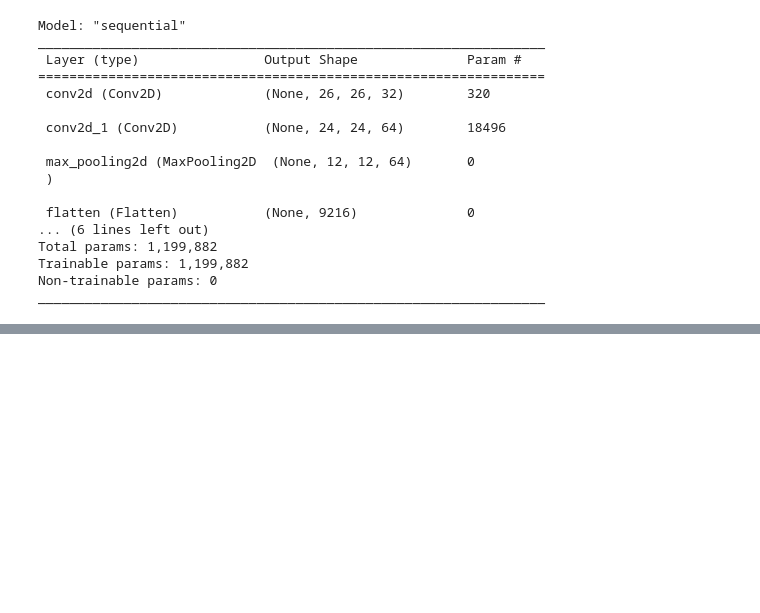
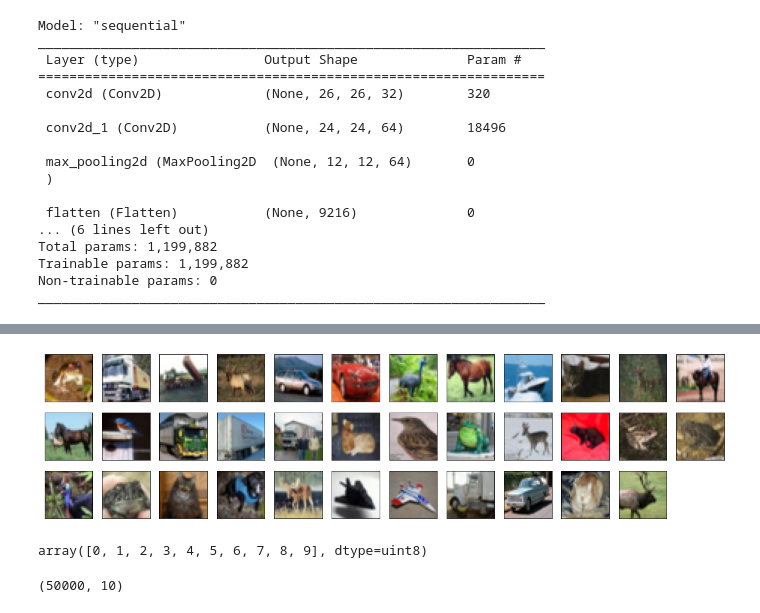
Before and after one commit to OHoRaaa/Deep_Learning, a Jupyter notebook: CNN/Practice_CNN.ipynb, the cells around one changed output, grey strips where cells are left out. Drawn from its saved outputs; the diff is of its cells as text; code cells hidden in the pictures; blank space fills up the shorter version.

```diff
--- a/CNN/Practice_CNN.ipynb
+++ b/CNN/Practice_CNN.ipynb
@@ -63,0 +183,12 @@ _________________________________________________________________
+# %%
+fig = plt.figure(figsize = (20, 5))
+
+for i in range(35):
+    ax = fig.add_subplot(3, 12, i + 1, xticks = [], yticks = [])
+    ax.imshow(x_train[i])
+# %% [output]
+[figure, added]
+# %%
+np.unique(y_train)
+# %% [output]
+array([0, 1, 2, 3, 4, 5, 6, 7, 8, 9], dtype=uint8)
@@ -63,0 +198,4 @@ _________________________________________________________________
+# %%
+y_train_oh.shape
+# %% [output]
+(50000, 10)
```
Also changed, not shown: parts of 41 cells of this notebook.
